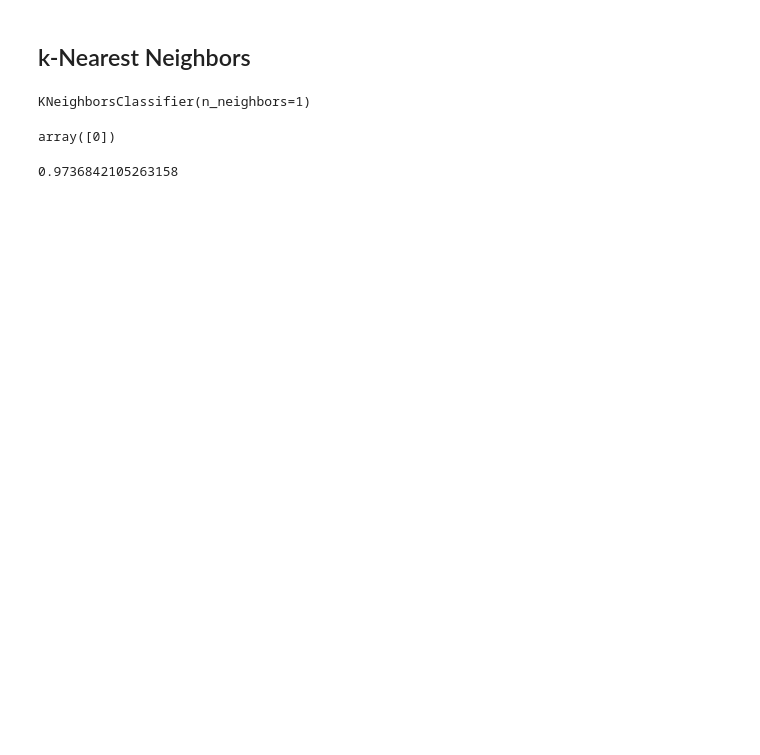
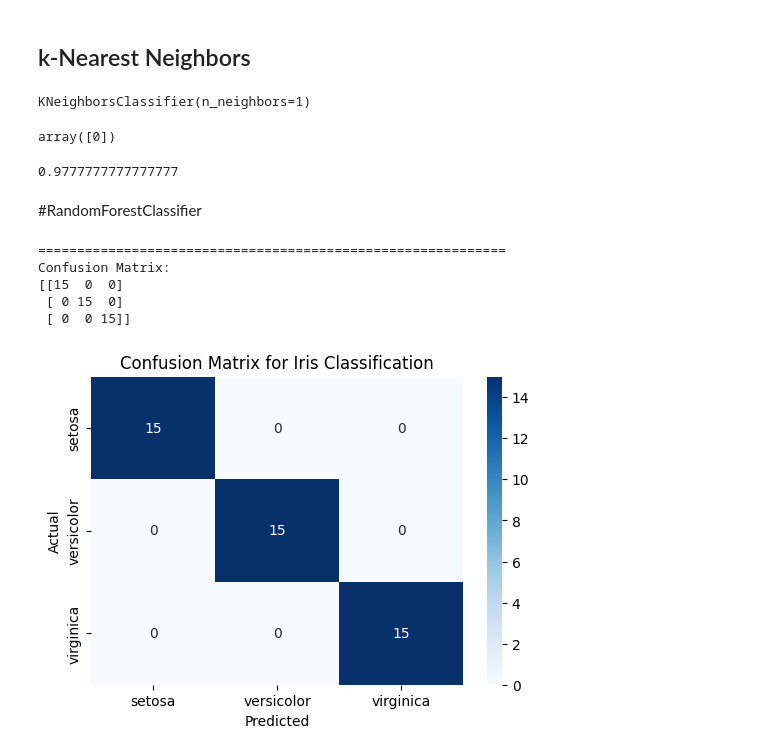
Before and after one commit to MinyaevAndrey/MYPETS, a Jupyter notebook: Iris.ipynb, the cells around one changed output. Cells and saved outputs as stored; diff of their text form; code cells hidden in the pictures; blank space fills up the shorter version.

```diff
--- a/Iris.ipynb
+++ b/Iris.ipynb
@@ -68,0 +62,5 @@ Iris plants dataset
+# %%
+# объеденить в одну таблицу для чистоты понимания
+df = pd.DataFrame(data=iris_dataset.data, columns=iris_dataset.feature_names)
+df['target'] = iris_dataset.target
+df.head()
@@ -69,7 +100,11 @@ Iris plants dataset
 # %%
+# разбивка на обучающую тестовую выборки
 from sklearn.model_selection import train_test_split
-X_train, X_test, y_train, y_test = train_test_split(
-    iris_dataset['data'], iris_dataset['target'], random_state=0)
+X_train, X_test, y_train, y_test = train_test_split(iris_dataset['data'],
+                                                    iris_dataset['target'],
+                                                    test_size=0.3,
+                                                    stratify=df['target'],
+                                                    random_state=0)
 # %%
 print("X_train shape:", X_train.shape)
 print("y_train shape:", y_train.shape)
@@ -90,5 +125,5 @@ knn = KNeighborsClassifier(n_neighbors=1)
 # %%
-knn.fit(X_train, y_train)
+# knn.fit(X_train, y_train)
 # %% [output]
 KNeighborsClassifier(n_neighbors=1)
 # %%
@@ -97,7 +132,9 @@ knn.predict(X_new)
 # %% [output]
 array([0])
 # %%
-y_pred = knn.predict(X_test)
-knn.score(X_test, y_test)
+# y_pred = knn.predict(X_test)
+# knn.score(X_test, y_test)
 # %% [output]
-0.9736842105263158
+0.9777777777777777
+# %% [markdown]
+#RandomForestClassifier
@@ -103,0 +143,36 @@ knn.score(X_test, y_test)
+# %%
+# 3. Обучение модели (Random Forest как пример)
+model = RandomForestClassifier(n_estimators=100, random_state=42)
+model.fit(X_train, y_train)
+
+# 4. Предсказания
+y_pred = model.predict(X_test)
+y_pred_proba = model.predict_proba(X_test)
+# %%
+# 4.1 Матрица ошибок (Confusion Matrix)
+cm = confusion_matrix(y_test, y_pred)
+print("=" * 60)
+print("Confusion Matrix:")
+print(cm)
+print()
+
+# Визуализация матрицы ошибок
+plt.figure(figsize=(6, 4))
+sns.heatmap(cm,
+            annot=True,
+            fmt='d',
+            cmap='Blues',
+            xticklabels=iris_dataset.target_names,
+            yticklabels=iris_dataset.target_names
+)
+plt.title('Confusion Matrix for Iris Classification')
+plt.xlabel('Predicted')
+plt.ylabel('Actual')
+plt.show()
+# %% [output]
+============================================================
+Confusion Matrix:
+[[15  0  0]
+ [ 0 15  0]
+ [ 0  0 15]]
+[figure, added]
```
Also changed, not shown: parts of 21 cells of this notebook.
